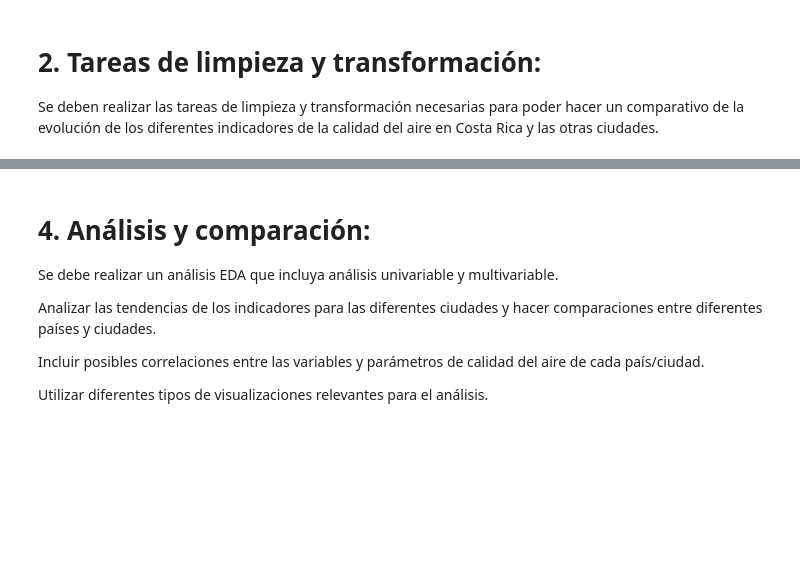
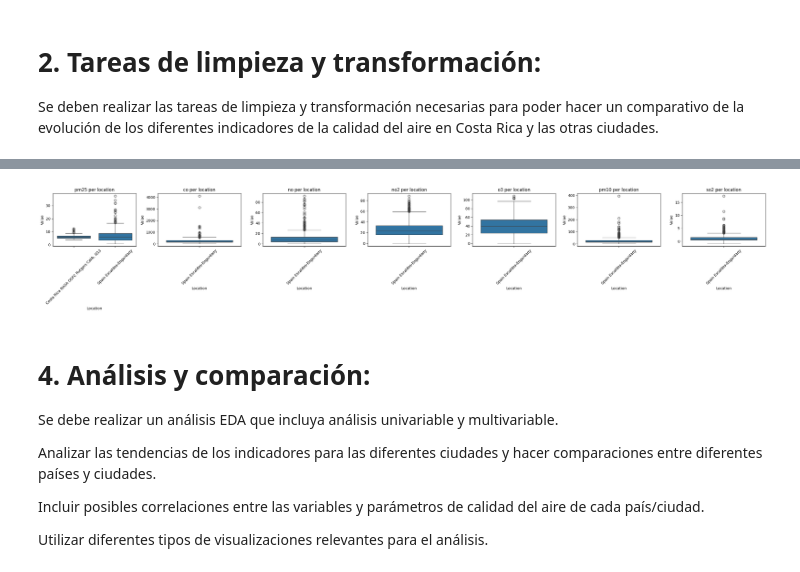
Before and after one commit to andonyns/air-quality, a Jupyter notebook: main.ipynb, the cells around one changed output, grey strips where cells are left out. Cells and saved outputs as stored; diff of their text form; code cells hidden in the pictures; blank space fills up the shorter version.

```diff
--- a/main.ipynb
+++ b/main.ipynb
@@ -455,3 +646,21 @@ Realizar la implementación en Google Colab. Si existen problemas de desempeño,
+# %%
+all_dfs = pd.concat(locations_dfs, ignore_index=True)
+different_parameters = all_dfs["parameter_name"].unique()
+
+plt.figure(figsize=(4 * 7, 5))
+
+for i, parameter in enumerate(different_parameters):
+    plt.subplot(1, 7, i + 1)
+    plt.title(f"{parameter} per location")
+    plt.xlabel("Location")
+    plt.ylabel("Value")
+    plt.xticks(rotation=45)
+    sns.boxplot(x="location_name", y="value", data=all_dfs[all_dfs["parameter_name"] == parameter])
+
+plt.tight_layout()
+plt.show()
+# %% [output]
+[figure, added]
 # %% [markdown]
 
 # 4. Análisis y comparación:
```
Also changed, not shown: parts of 48 cells of this notebook.
